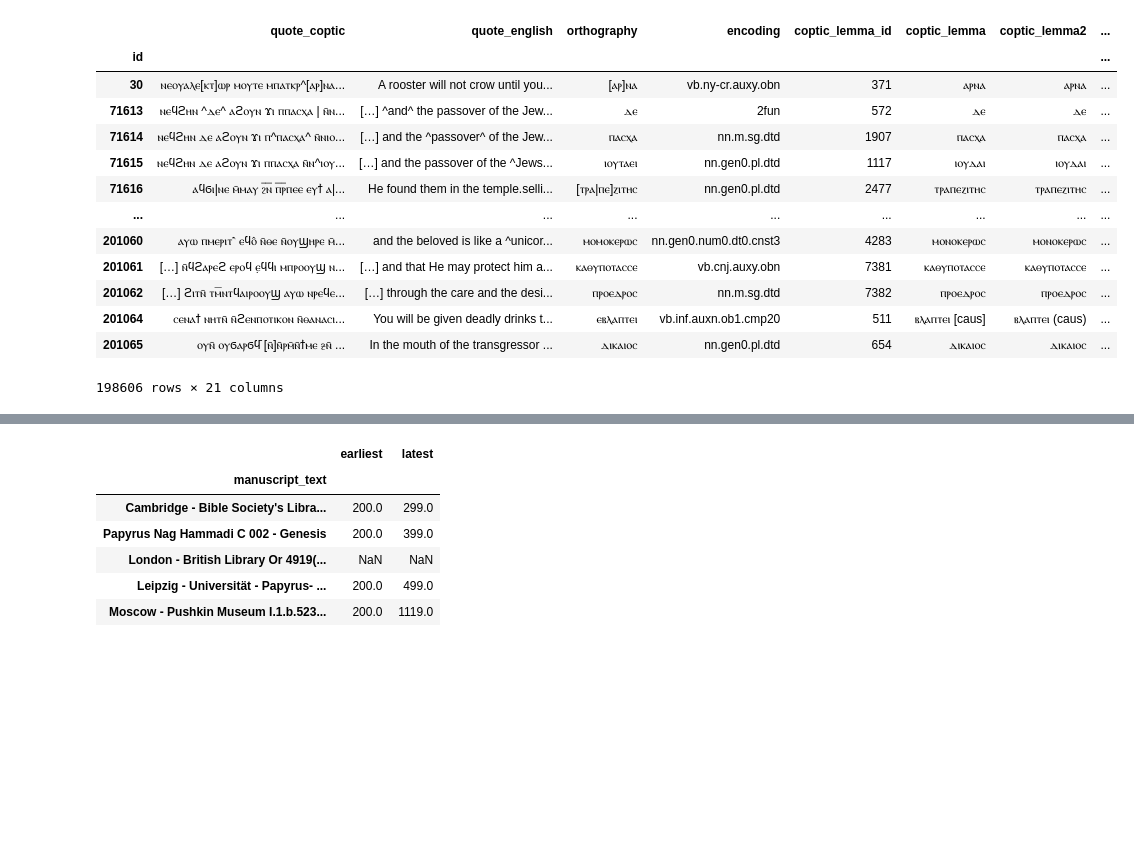
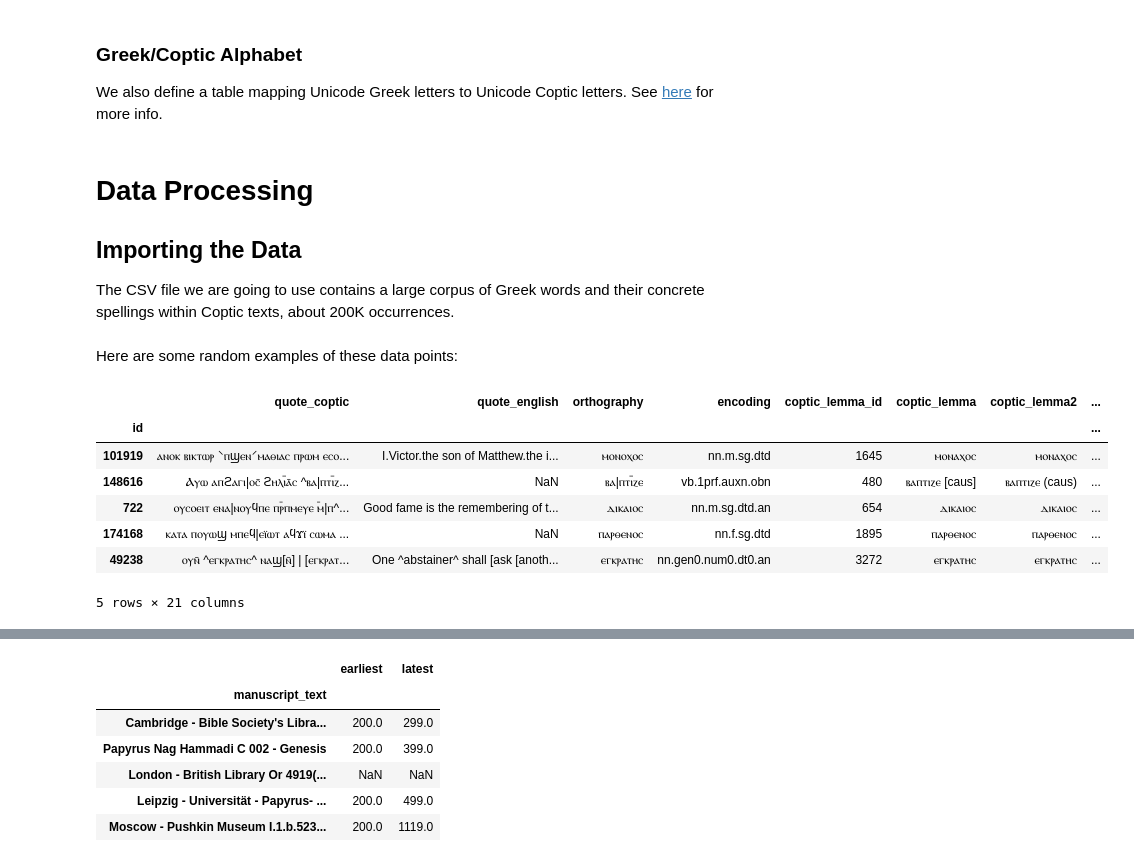
Before and after one commit to kmein/greek-coptic, a Jupyter notebook: greek-coptic.ipynb, the cells around one changed output, grey strips where cells are left out. Drawn from its saved outputs; the diff is of its cells as text; code cells hidden in the pictures; blank space fills up the shorter version.

```diff
--- a/greek-coptic.ipynb
+++ b/greek-coptic.ipynb
@@ -104,0 +62,4 @@ transliterate("ῥᾳδίως")
+# %% [markdown]
+### Greek/Coptic Alphabet
+We also define a table mapping Unicode Greek letters to Unicode Coptic letters.
+See [here](#greek-transliteration) for more info.
@@ -105,20 +100,21 @@ transliterate("ῥᾳδίως")
+# %% [markdown]
+# Data Processing
+
+## Importing the Data
+The CSV file we are going to use contains a large corpus of Greek words and their concrete spellings within Coptic texts, about 200K occurrences.
 # %%
 df = pd.read_csv(os.getenv("ATTESTATIONS_CSV"))
 df = df.set_index("id")
+# %% [markdown]
+Here are some random examples of these data points:
 # %%
-df
+df.sample(5)
 # %% [output]
 |  | quote_coptic | quote_english | orthography | encoding | coptic_lemma_id | coptic_lemma | coptic_lemma2 | ... |
 | id |  |  |  |  |  |  |  | ... |
-| 30 | ⲛⲉⲟⲩⲁⲗⲉ[ⲕⲧ]ⲱⲣ ⲙⲟⲩⲧⲉ ⲙⲡⲁⲧⲕⲣ^[ⲁⲣ]ⲛⲁ... | A rooster will not crow until you... | [ⲁⲣ]ⲛⲁ | vb.ny-cr.auxy.obn | 371 | ⲁⲣⲛⲁ | ⲁⲣⲛⲁ | ... |
-| 71613 | ⲛⲉϥϩⲏⲛ ^ⲇⲉ^ ⲁϩⲟⲩⲛ ϫⲓ ⲡⲡⲁⲥⲭⲁ | ⲛ̄ⲛ... | […] ^and^ the passover of the Jew... | ⲇⲉ | 2fun | 572 | ⲇⲉ | ⲇⲉ | ... |
-| 71614 | ⲛⲉϥϩⲏⲛ ⲇⲉ ⲁϩⲟⲩⲛ ϫⲓ ⲡ^ⲡⲁⲥⲭⲁ^ ⲛ̄ⲛⲓⲟ... | […] and the ^passover^ of the Jew... | ⲡⲁⲥⲭⲁ | nn.m.sg.dtd | 1907 | ⲡⲁⲥⲭⲁ | ⲡⲁⲥⲭⲁ | ... |
-| 71615 | ⲛⲉϥϩⲏⲛ ⲇⲉ ⲁϩⲟⲩⲛ ϫⲓ ⲡⲡⲁⲥⲭⲁ ⲛ̄ⲛ^ⲓⲟⲩ... | […] and the passover of the ^Jews... | ⲓⲟⲩⲧⲁⲉⲓ | nn.gen0.pl.dtd | 1117 | ⲓⲟⲩⲇⲁⲓ | ⲓⲟⲩⲇⲁⲓ | ... |
-| 71616 | ⲁϥϭⲓ|ⲛⲉ ⲙ̄ⲙⲁⲩ ϩ︦ⲛ︦ ⲡ︦ⲣ︦ⲡⲉⲉ ⲉⲩϯ ⲁ|... | He found them in the temple.selli... | [ⲧⲣⲁ|ⲡⲉ]ⲍⲓⲧⲏⲥ | nn.gen0.pl.dtd | 2477 | ⲧⲣⲁⲡⲉⲍⲓⲧⲏⲥ | ⲧⲣⲁⲡⲉⲍⲓⲧⲏⲥ | ... |
-| ... | ... | ... | ... | ... | ... | ... | ... | ... |
-| 201060 | ⲁⲩⲱ ⲡⲙⲉⲣⲓⲧ⳿ ⲉϥⲟ̂ ⲛ̄ⲑⲉ ⲛ̄ⲟⲩϣⲏⲣⲉ ⲙ̄... | and the beloved is like a ^unicor... | ⲙⲟⲙⲟⲕⲉⲣⲱⲥ | nn.gen0.num0.dt0.cnst3 | 4283 | ⲙⲟⲛⲟⲕⲉⲣⲱⲥ | ⲙⲟⲛⲟⲕⲉⲣⲱⲥ | ... |
-| 201061 | […] ⲛ̄ϥϩⲁⲣⲉϩ ⲉⲣⲟϥ ⲉ̣ϥϥⲓ ⲙⲡⲣⲟⲟⲩϣ ⲛ... | […] and that He may protect him a... | ⲕⲁⲑⲩⲡⲟⲧⲁⲥⲥⲉ | vb.cnj.auxy.obn | 7381 | ⲕⲁⲑⲩⲡⲟⲧⲁⲥⲥⲉ | ⲕⲁⲑⲩⲡⲟⲧⲁⲥⲥⲉ | ... |
-| 201062 | […] ϩⲓⲧⲛ̄ ⲧⲙ̅ⲛⲧϥⲁⲓⲣⲟⲟⲩϣ ⲁⲩⲱ ⲛⲣⲉϥⲉ... | […] through the care and the desi... | ⲡⲣⲟⲉⲇⲣⲟⲥ | nn.m.sg.dtd | 7382 | ⲡⲣⲟⲉⲇⲣⲟⲥ | ⲡⲣⲟⲉⲇⲣⲟⲥ | ... |
-| 201064 | ⲥⲉⲛⲁϯ ⲛⲏⲧⲛ̄ ⲛ̄ϩⲉⲛⲡⲟⲧⲓⲕⲟⲛ ⲛ̄ⲑⲁⲛⲁⲥⲓ... | You will be given deadly drinks t... | ⲉⲃⲗⲁⲡⲧⲉⲓ | vb.inf.auxn.ob1.cmp20 | 511 | ⲃⲗⲁⲡⲧⲉⲓ [caus] | ⲃⲗⲁⲡⲧⲉⲓ (caus) | ... |
-| 201065 | ⲟⲩⲛ̄ ⲟⲩϭⲁⲣϭϥ̄ [ⲛ̄]ⲛ̄ⲣⲙ̄ⲛ̄ϯⲙⲉ ⳉⲛ̄ ... | In the mouth of the transgressor ... | ⲇⲓⲕⲁⲓⲟⲥ | nn.gen0.pl.dtd | 654 | ⲇⲓⲕⲁⲓⲟⲥ | ⲇⲓⲕⲁⲓⲟⲥ | ... |
+| 101919 | ⲁⲛⲟⲕ ⲃⲓⲕⲧⲱⲣ ⸌ⲡϣⲉⲛ⸍ⲙⲁⲑⲓⲁⲥ ⲡⲣⲱⲙ ⲉⲥⲟ... | I.Victor.the son of Matthew.the i... | ⲙⲟⲛⲟⲭⲟⲥ | nn.m.sg.dtd | 1645 | ⲙⲟⲛⲁⲭⲟⲥ | ⲙⲟⲛⲁⲭⲟⲥ | ... |
+| 148616 | Ⲁⲩⲱ ⲁⲡϩⲁⲅⲓ|ⲟⲥ̄ ϩⲏⲗⲓ︦ⲁ̄ⲥ ^ⲃⲁ|ⲡⲧⲓ︦ⲍ... | NaN | ⲃⲁ|ⲡⲧⲓ︦ⲍⲉ | vb.1prf.auxn.obn | 480 | ⲃⲁⲡⲧⲓⲍⲉ [caus] | ⲃⲁⲡⲧⲓⲍⲉ (caus) | ... |
+| 722 | ⲟⲩⲥⲟⲉⲓⲧ ⲉⲛⲁ|ⲛⲟⲩϥⲡⲉ ⲡⲣ︥ⲡⲙⲉⲩⲉ ⲙ︥|ⲡ^... | Good fame is the remembering of t... | ⲇⲓⲕⲁⲓⲟⲥ | nn.m.sg.dtd.an | 654 | ⲇⲓⲕⲁⲓⲟⲥ | ⲇⲓⲕⲁⲓⲟⲥ | ... |
+| 174168 | ⲕⲁⲧⲁ ⲡⲟⲩⲱϣ ⲙⲡⲉϥ|ⲉⲓ̈ⲱⲧ ⲁϥϫⲓ̈ ⲥⲱⲙⲁ ... | NaN | ⲡⲁⲣⲑⲉⲛⲟⲥ | nn.f.sg.dtd | 1895 | ⲡⲁⲣⲑⲉⲛⲟⲥ | ⲡⲁⲣⲑⲉⲛⲟⲥ | ... |
+| 49238 | ⲟⲩⲛ̄ ^ⲉⲅⲕⲣⲁⲧⲏⲥ^ ⲛⲁϣ[ⲛ̄] | [ⲉⲅⲕⲣⲁⲧ... | One ^abstainer^ shall [ask [anoth... | ⲉⲅⲕⲣⲁⲧⲏⲥ | nn.gen0.num0.dt0.an | 3272 | ⲉⲅⲕⲣⲁⲧⲏⲥ | ⲉⲅⲕⲣⲁⲧⲏⲥ | ... |
-198606 rows × 21 columns
+5 rows × 21 columns
```
Also changed, not shown: parts of 73 cells of this notebook.
